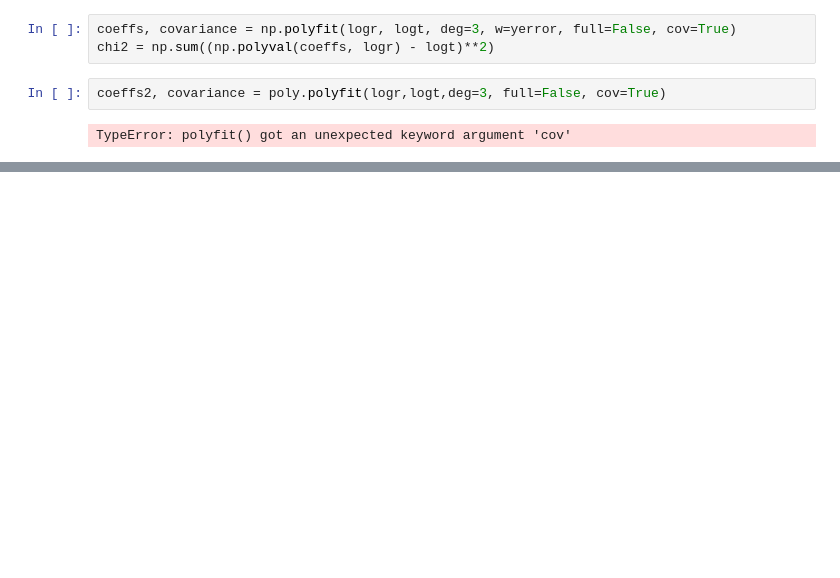
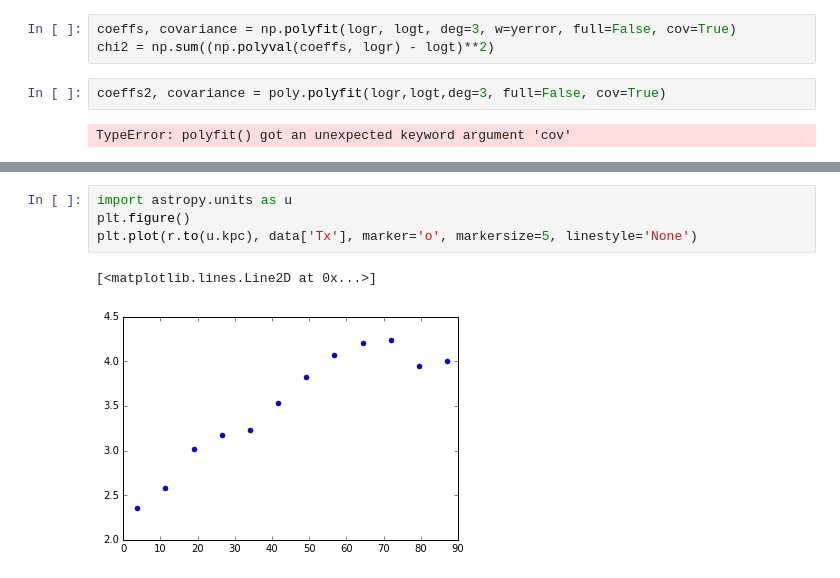
Before and after one commit to granttremblay/RainMaker, a Jupyter notebook: rainmaker_development_helper.ipynb, the cells around one changed output, grey strips where cells are left out. Cells and saved outputs as stored; diff of their text form; blank space fills up the shorter version.

```diff
--- a/rainmaker_development_helper.ipynb
+++ b/rainmaker_development_helper.ipynb
@@ -76,0 +94,7 @@ ax.set_xscale('log')
+# %%
+import astropy.units as u
+plt.figure()
+plt.plot(r.to(u.kpc), data['Tx'], marker='o', markersize=5, linestyle='None')
+# %% [output]
+[<matplotlib.lines.Line2D at 0x...>]
+[figure, added]
```
Also changed, not shown: parts of 14 cells of this notebook, 1 other file.
